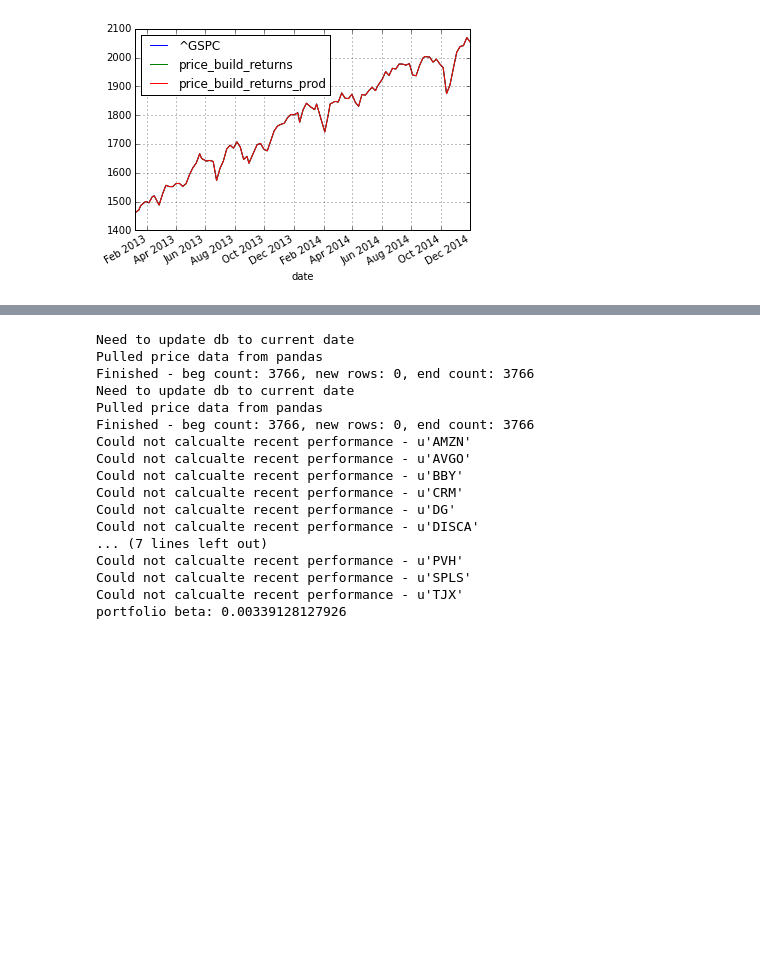
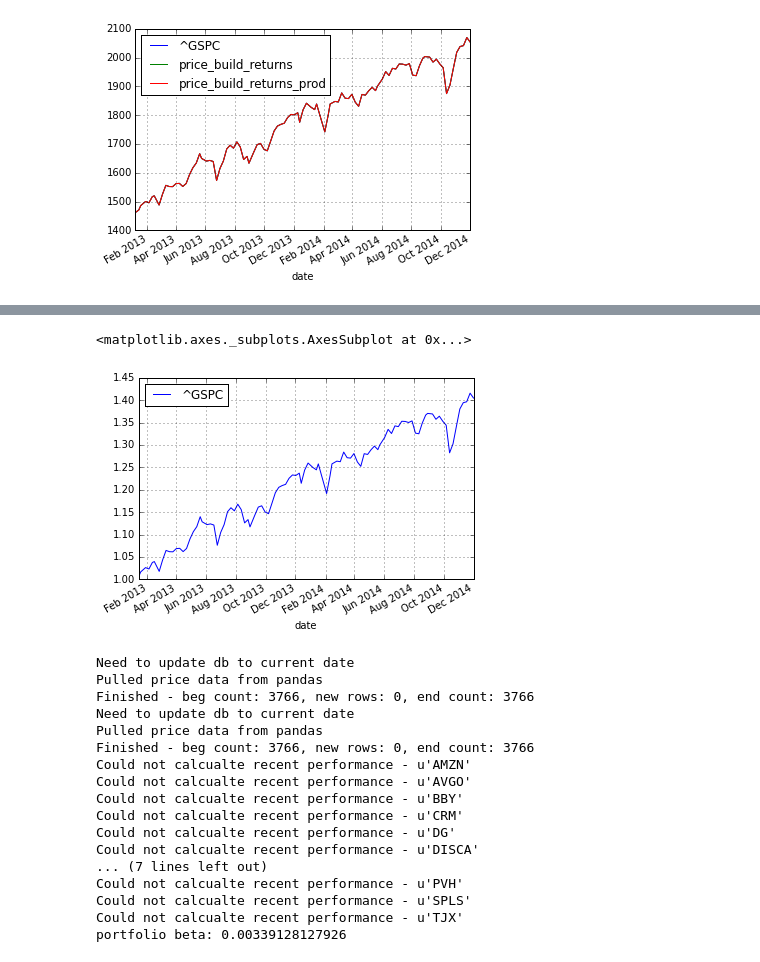
Before and after one commit to rhouck/statstrat1, a Jupyter notebook: model/Untitled1.ipynb, the cells around one changed output, grey strips where cells are left out. Cells and saved outputs as stored; diff of their text form; code cells hidden in the pictures; blank space fills up the shorter version.

```diff
--- a/model/Untitled1.ipynb
+++ b/model/Untitled1.ipynb
@@ -71,3 +77,10 @@ index.plot()
+# %%
+ret = index.ix[date_range] / index.ix[date_range].shift(1)
+ret_prod = ret.cumprod().dropna(how='any')
+ret_prod.plot()
+# %% [output]
+<matplotlib.axes._subplots.AxesSubplot at 0x...>
+[figure, added]
 # %%
 tix = get_import_io_s_and_p_tickers()
 df = get_collection_as_pandas_df(tix, 'stocks_test', update=False)
```
Also changed, not shown: parts of 1 cell of this notebook, 3 other files.
